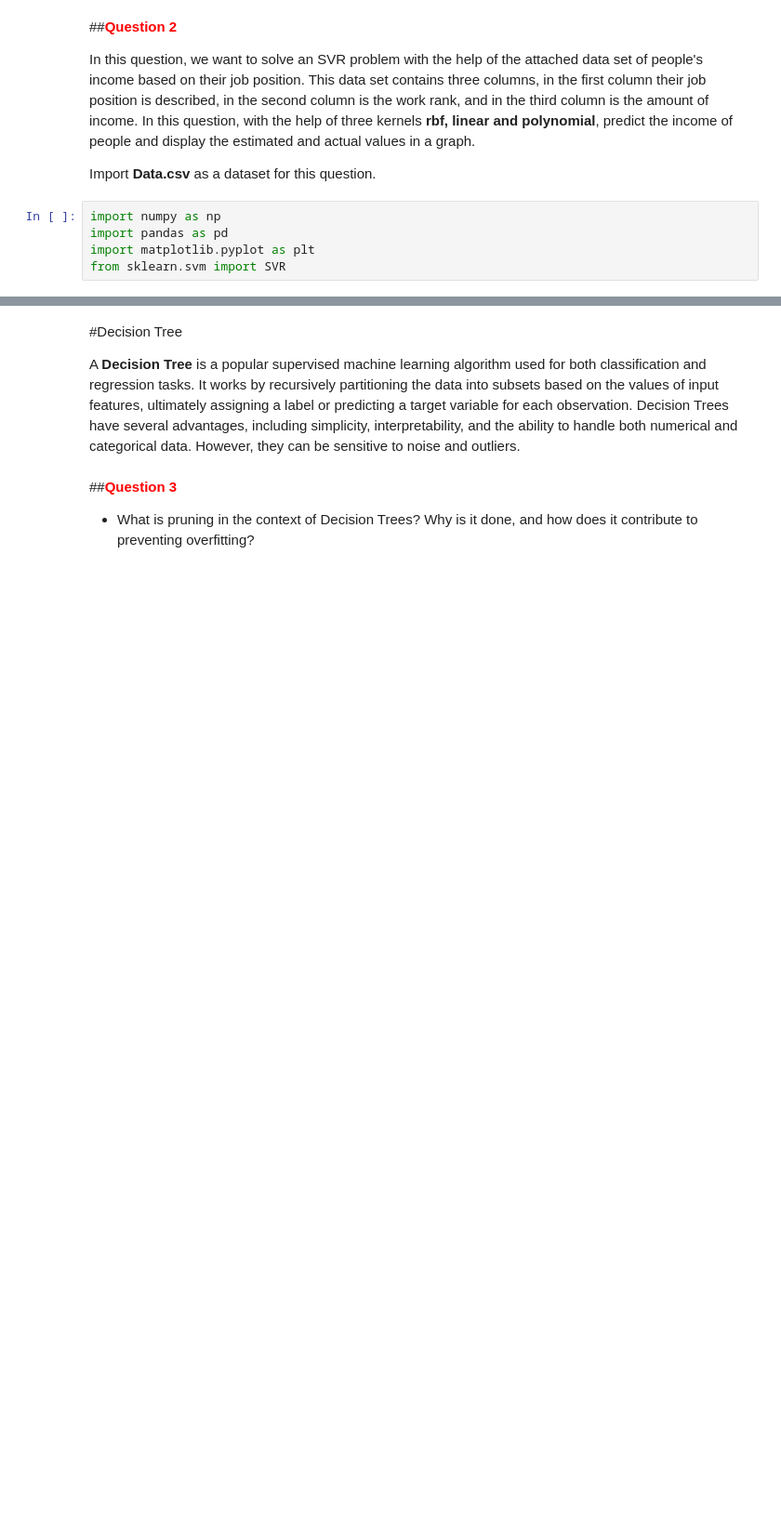
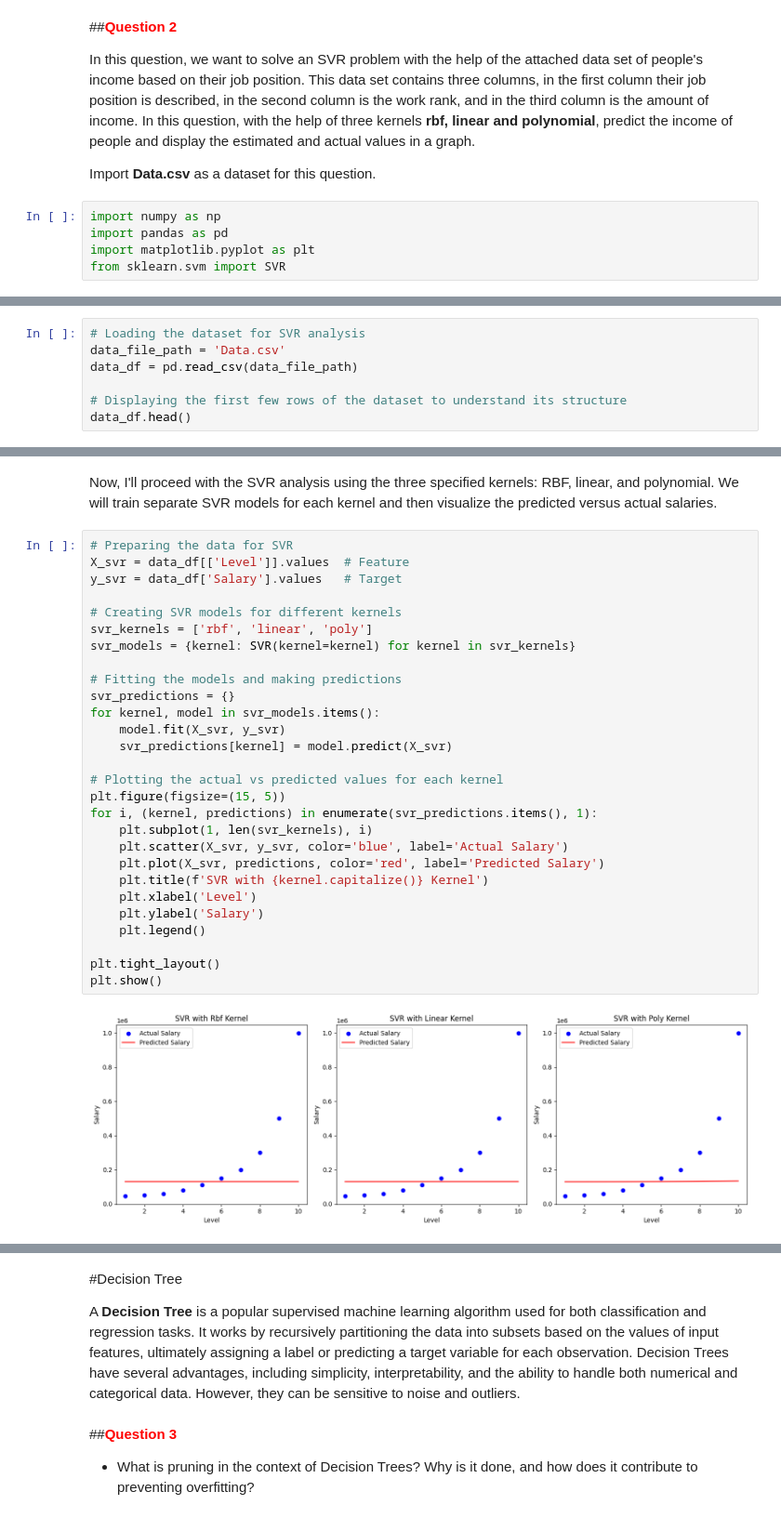
Before and after one commit to peyman886/machine-learning-coursework, a Jupyter notebook: Bahrak 1402-1/HomeWork/HW04/Machine_Learning_HW04.ipynb, the cells around one changed output, grey strips where cells are left out. Shown at 93% size. Drawn from its saved outputs; the diff is of its cells as text; blank space fills up the shorter version.

```diff
--- a/Bahrak 1402-1/HomeWork/HW04/Machine_Learning_HW04.ipynb
+++ b/Bahrak 1402-1/HomeWork/HW04/Machine_Learning_HW04.ipynb
@@ -341,0 +340,7 @@ from sklearn.svm import SVR
+# %%
+# Loading the dataset for SVR analysis
+data_file_path = 'Data.csv'
+data_df = pd.read_csv(data_file_path)
+
+# Displaying the first few rows of the dataset to understand its structure
+data_df.head()
@@ -341,0 +362,32 @@ from sklearn.svm import SVR
+# %% [markdown]
+Now, I'll proceed with the SVR analysis using the three specified kernels: RBF, linear, and polynomial. We will train separate SVR models for each kernel and then visualize the predicted versus actual salaries.
+# %%
+# Preparing the data for SVR
+X_svr = data_df[['Level']].values  # Feature
+y_svr = data_df['Salary'].values   # Target
+
+# Creating SVR models for different kernels
+svr_kernels = ['rbf', 'linear', 'poly']
+svr_models = {kernel: SVR(kernel=kernel) for kernel in svr_kernels}
+
+# Fitting the models and making predictions
+svr_predictions = {}
+for kernel, model in svr_models.items():
+    model.fit(X_svr, y_svr)
+    svr_predictions[kernel] = model.predict(X_svr)
+
+# Plotting the actual vs predicted values for each kernel
+plt.figure(figsize=(15, 5))
+for i, (kernel, predictions) in enumerate(svr_predictions.items(), 1):
+    plt.subplot(1, len(svr_kernels), i)
+    plt.scatter(X_svr, y_svr, color='blue', label='Actual Salary')
+    plt.plot(X_svr, predictions, color='red', label='Predicted Salary')
+    plt.title(f'SVR with {kernel.capitalize()} Kernel')
+    plt.xlabel('Level')
+    plt.ylabel('Salary')
+    plt.legend()
+
+plt.tight_layout()
+plt.show()
+# %% [output]
+[figure, added]
```
Also changed, not shown: parts of 4 cells of this notebook.
